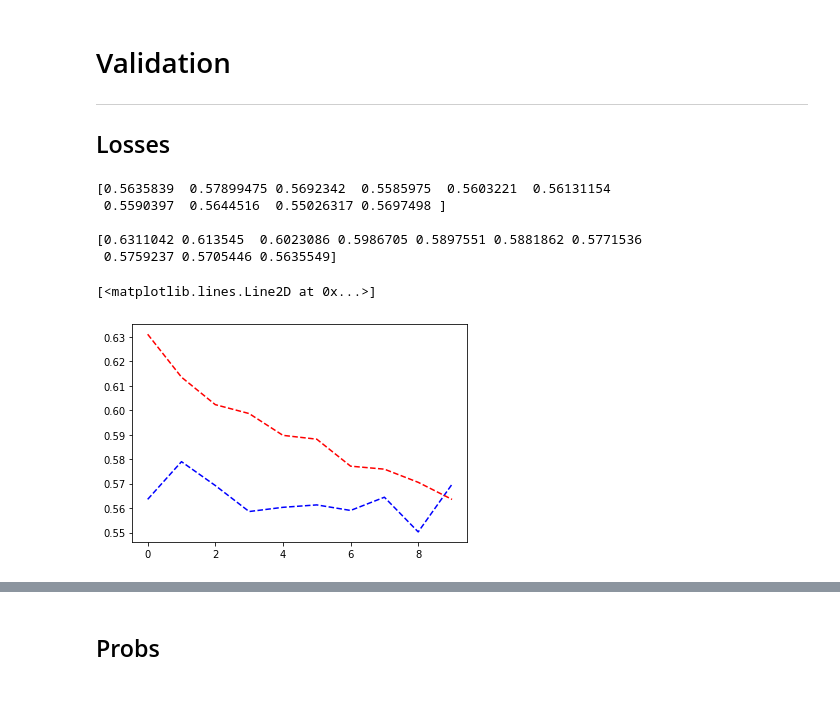
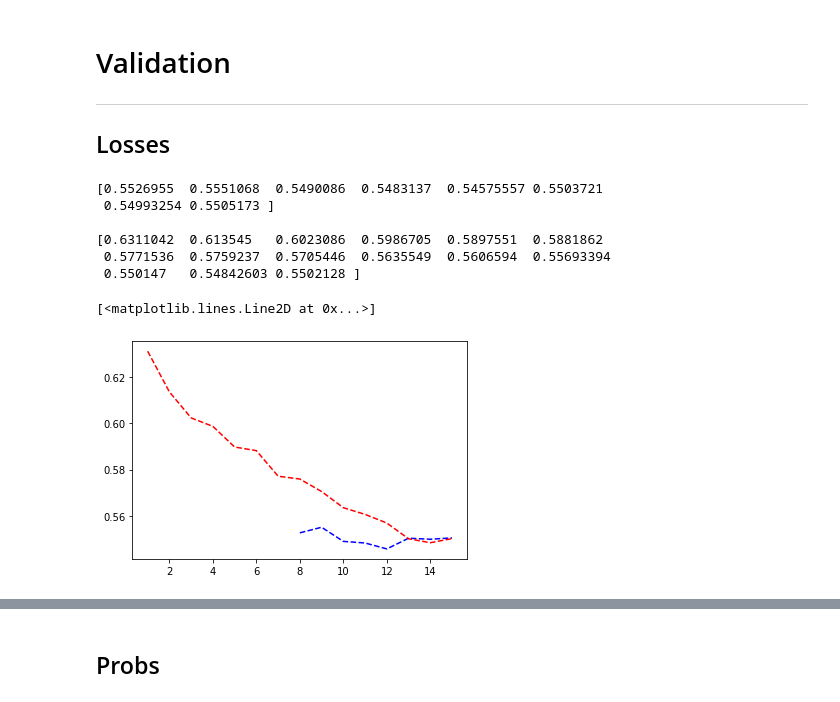
Before and after one commit to INDElab/conversationkg, a Jupyter notebook: embeddings_for_the_people/classifier_BERT/inspect_trainings.ipynb, the cells around one changed output, grey strips where cells are left out. Drawn from its saved outputs; the diff is of its cells as text; code cells hidden in the pictures.

```diff
--- a/embeddings_for_the_people/classifier_BERT/inspect_trainings.ipynb
+++ b/embeddings_for_the_people/classifier_BERT/inspect_trainings.ipynb
@@ -5,7 +5,8 @@ import matplotlib.pyplot as plt
 # %%
 chkpt = "results/checkpoints_20200425-2305"
 # chkpt = "org_checkpoints_20200425-2347"
-epochs = 10
+fewer_epochs = 8
+epochs = 15
 # %%
 import tensorflow as tf
 file_writer = tf.summary.create_file_writer(chkpt + "/val_losses")
@@ -21,7 +22,7 @@ norm = lambda x: (x - mn) / (mx - mn)
 # %%
 with open(f"{chkpt}/train_losses.pkl", "rb") as handle:
     train_losses = pickle.load(handle)
-train_losses = np.asarray(train_losses).reshape((epochs, -1))
+train_losses = np.asarray(train_losses).reshape((fewer_epochs, -1))
 # train_losses = norm(train_losses)
 # %%
 for i, tl in enumerate(train_losses):
@@ -31,7 +32,7 @@ for i, tl in enumerate(train_losses):
 # %%
 with open(f"{chkpt}/train_preds.pkl", "rb") as handle:
     train_preds = pickle.load(handle)
-train_preds = np.asarray([p.detach().numpy() for p in train_preds]).reshape((epochs, -1))
+train_preds = np.asarray([p.detach().numpy() for p in train_preds]).reshape((fewer_epochs, -1))
 train_preds = norm(train_preds)
 # %%
 for i, tp in enumerate(train_preds):
@@ -53,15 +54,16 @@ for i, vl in enumerate(val_losses):
 print(train_losses.mean(axis=-1), "\n")
 print(val_losses.mean(axis=-1), "\n")
 # %% [output]
-[0.5635839  0.57899475 0.5692342  0.5585975  0.5603221  0.56131154
- 0.5590397  0.5644516  0.55026317 0.5697498 ]
+[0.5526955  0.5551068  0.5490086  0.5483137  0.54575557 0.5503721
+ 0.54993254 0.5505173 ]
 
-[0.6311042 0.613545  0.6023086 0.5986705 0.5897551 0.5881862 0.5771536
- 0.5759237 0.5705446 0.5635549]
+[0.6311042  0.613545   0.6023086  0.5986705  0.5897551  0.5881862
+ 0.5771536  0.5759237  0.5705446  0.5635549  0.5606594  0.55693394
+ 0.550147   0.54842603 0.5502128 ]
 # %%
-plt.plot(range(epochs), train_losses.mean(axis=-1), '--', c="blue")
-plt.plot(range(epochs), val_losses.mean(axis=-1), '--', c="red")
+plt.plot(range(epochs-fewer_epochs+1, epochs+1), train_losses.mean(axis=-1), '--', c="blue")
+plt.plot(range(1, epochs+1), val_losses.mean(axis=-1), '--', c="red")
 # %% [output]
 [<matplotlib.lines.Line2D at 0x...>]
-[figure, old version]
+[figure, new version]
 # %%
```
Also changed, not shown: parts of 3 cells of this notebook, 1 other file.
